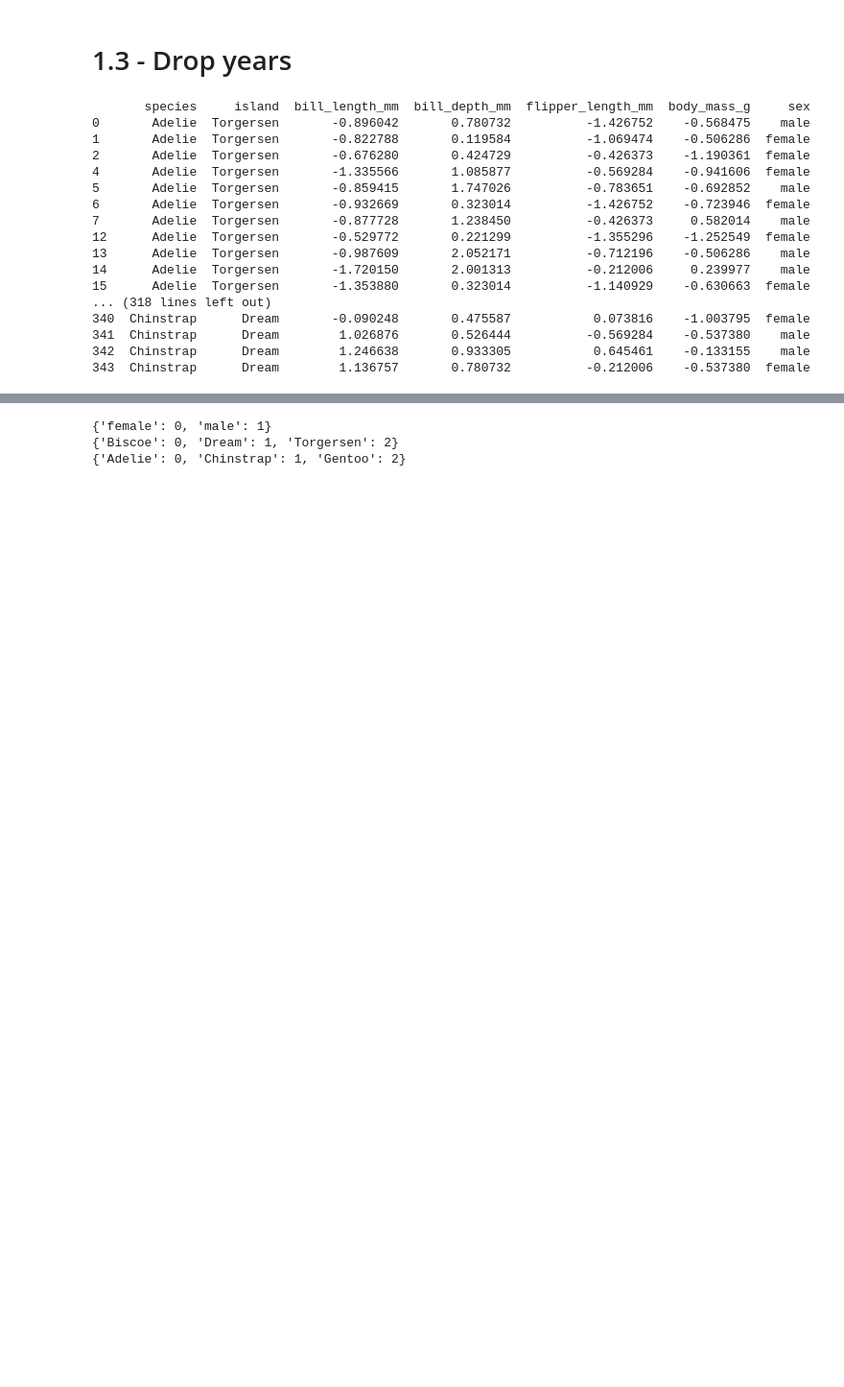
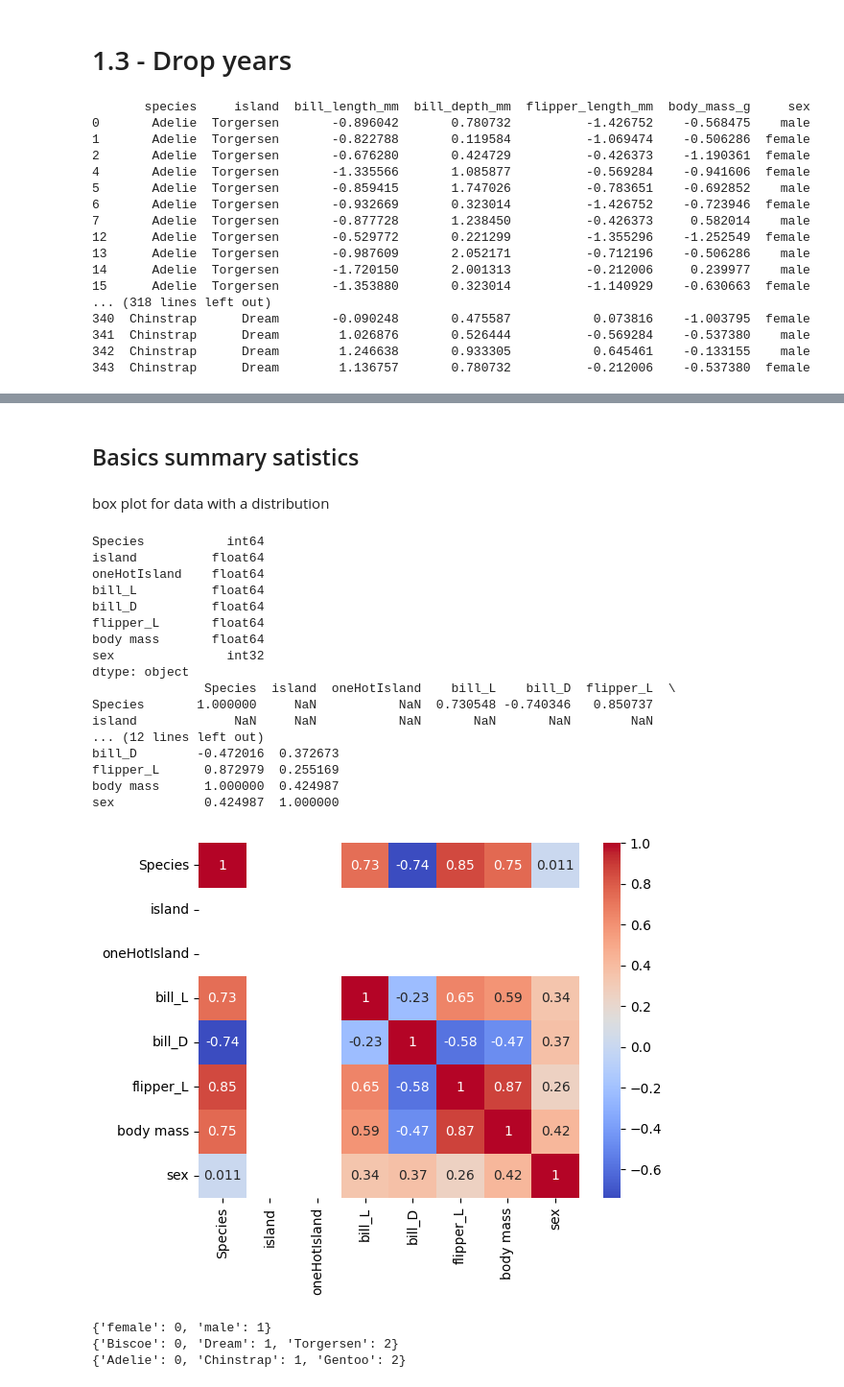
Before and after one commit to Brizzum/ML-reports, a Jupyter notebook: R1.ipynb, the cells around one changed output, grey strips where cells are left out. Shown at 96% size. Cells and saved outputs as stored; diff of their text form; code cells hidden in the pictures; blank space fills up the shorter version.

```diff
--- a/R1.ipynb
+++ b/R1.ipynb
@@ -191,0 +219,29 @@ May automatise.
+# %%
+import sklearn
+from sklearn.preprocessing import OneHotEncoder
+from sklearn.preprocessing import LabelBinarizer
+
+
+# You can replace 'column_index' with the actual index of the column you want to encode
+X_e = np.array(X)
+# Create an instance of the OneHotEncoder
+encoderOnHot = OneHotEncoder(drop='first',sparse=False)
+# Reshape the column to a 2D array as OneHotEncoder expects a 2D input
+column_ilands = X_e[:, 1].reshape(-1, 1)
+# Fit and transform the column using the encoder
+encoded_column_islands = encoderOnHot.fit_transform(column_ilands)
+
+
+binarizer = LabelBinarizer()
+Column_sex = X_e[:, 6].reshape(-1, 1)
+# Binarize the 'sex' column
+binarized_column_sex = binarizer.fit_transform(Column_sex)
+
+Penguins_e = pd.DataFrame(X_e)
+column_names = ['Species', 'island', 'bill_L', 'bill_D', 'flipper_L', 'body mass', 'sex']
+Penguins_e.columns = column_names
+
+Penguins_e['sex'] = binarized_column_sex
+Penguins_e.insert(2, 'oneHotIsland', encoded_column_islands.tolist())
+
+print(penguins.describe())
@@ -191,0 +259,4 @@ May automatise.
+# %% [markdown]
+## Basics summary satistics
+# %% [markdown]
+box plot for data with a distribution
@@ -191,0 +268,35 @@ May automatise.
+# %%
+
+# Assuming your DataFrame is stored in the variable 'df'
+for column in Penguins_e.columns:
+    Penguins_e[column] = pd.to_numeric(Penguins_e[column], errors='coerce')
+
+print(Penguins_e.dtypes)
+
+corr_matrix = Penguins_e.corr()
+print(corr_matrix)
+
+# Create the heatmap using the `heatmap` function of Seaborn
+sns.heatmap(corr_matrix, cmap='coolwarm', annot=True)
+
+# Display the heatmap using the `show` method of the `pyplot` module from matplotlib.
+plt.show()
+# %% [output]
+Species           int64
+island          float64
+oneHotIsland    float64
+bill_L          float64
+bill_D          float64
+flipper_L       float64
+body mass       float64
+sex               int32
+dtype: object
+               Species  island  oneHotIsland    bill_L    bill_D  flipper_L  \
+Species       1.000000     NaN           NaN  0.730548 -0.740346   0.850737
+island             NaN     NaN           NaN       NaN       NaN        NaN
+... (12 lines left out)
+bill_D        -0.472016  0.372673
+flipper_L      0.872979  0.255169
+body mass      1.000000  0.424987
+sex            0.424987  1.000000
+[figure, added]
```
Also changed, not shown: parts of 10 cells of this notebook.
